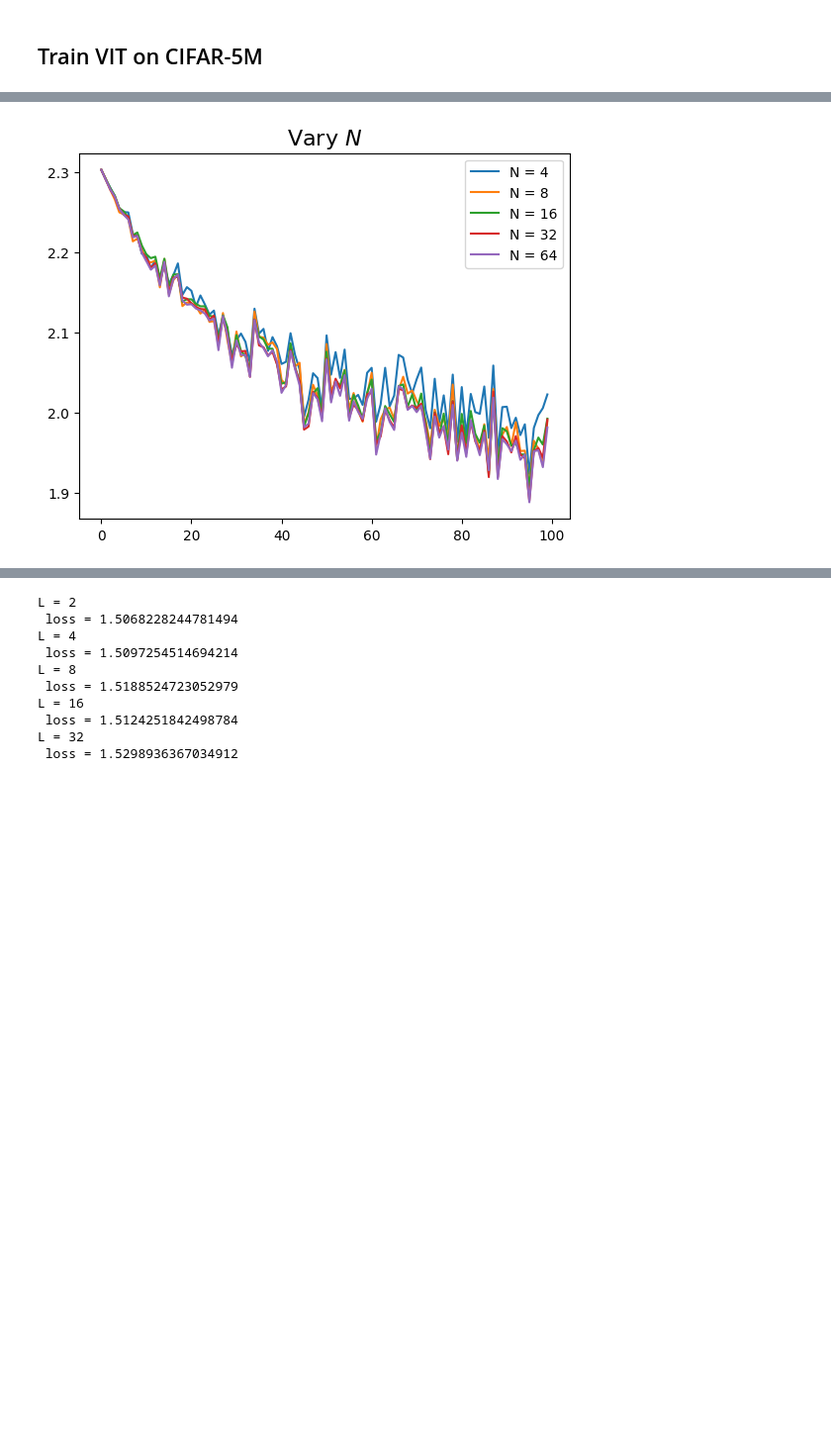
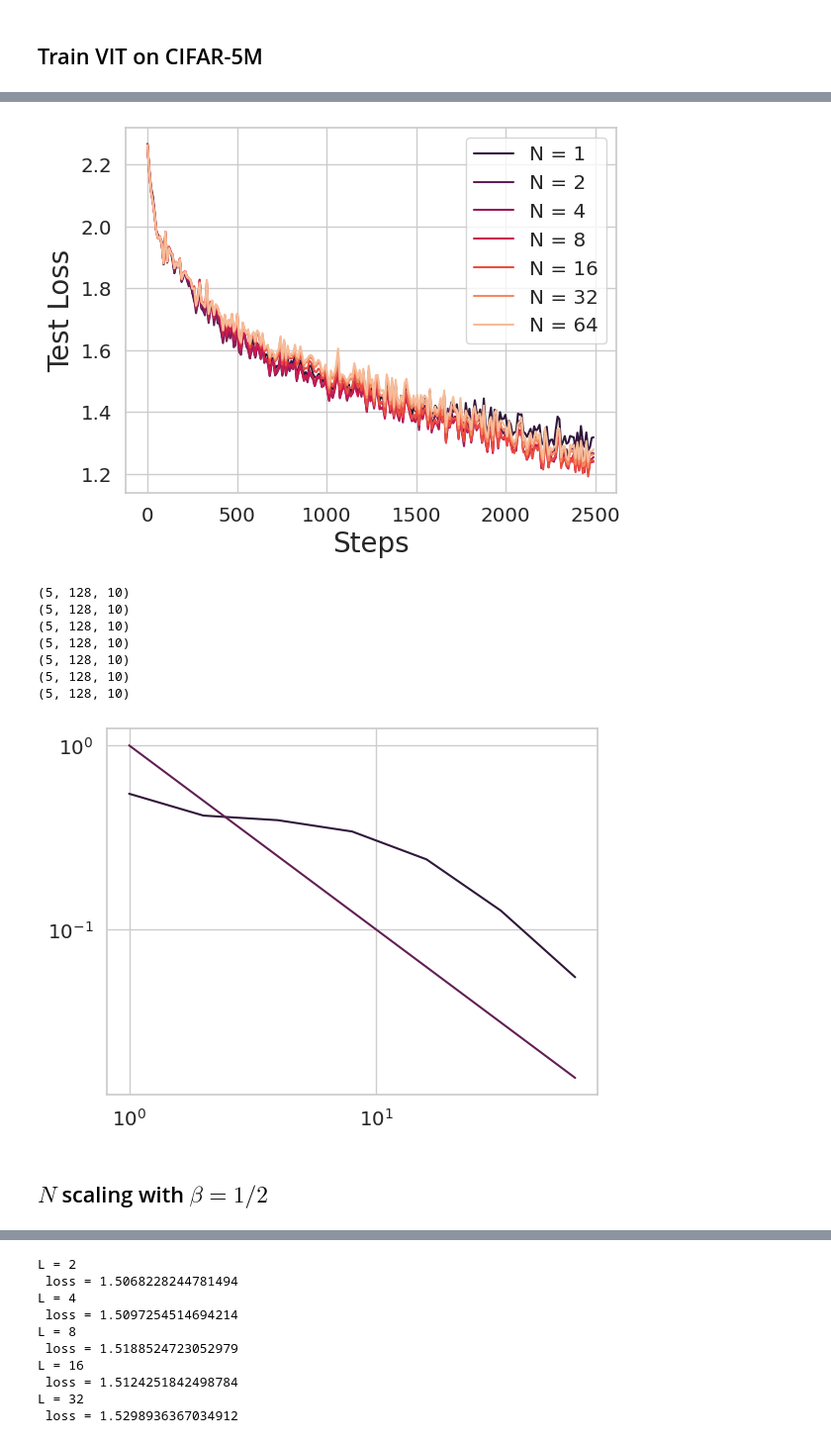
Before and after one commit to Pehlevan-Group/inf_transformer_limits, a Jupyter notebook: learn_gates_scaling.ipynb, the cells around one changed output, grey strips where cells are left out. Shown at 99% size. Saved outputs shown, nothing was run; the diff lists cells and outputs as text; code cells hidden in the pictures; blank space fills up the shorter version.

Commit message:
add early convergence, VIT LR transfer, fixed Positional encoding scaling in C4

```diff
--- a/learn_gates_scaling.ipynb
+++ b/learn_gates_scaling.ipynb
@@ -235,10 +236,10 @@ q mean: 0.48
 [figure]
 # %%
 dim = 4
-head_vals = [32,64,128,256,512,1024]
+head_vals = [8,16,32,64,128,256,512,1024,2048,2049]
 all_H = []
 
-num_inits = 30
+num_inits = 64
 
 plt.figure()
 count = 0
@@ -255,6 +256,7 @@ for i, heads in enumerate(head_vals):
             if "Dense" in k:
                 layer += 1
                 h = state['intermediates'][k]['__call__'][0] / jnp.sqrt(dim*heads)
+                h = nn.gelu(h)
                 if len(h.shape) == 3:
                     H = jnp.einsum('ijk,ljk->il', h, h) / ( h.shape[1] * h.shape[2] )
                     if j == 0:
@@ -275,7 +277,7 @@ for i, heads in enumerate(head_vals):
     all_H += [ Hi ]
 plt.show()
 
-
+"""
 heads = 4
 dims = [32,64,128,256,512,1024]
 count = 0
@@ -303,4 +305,5 @@ for i, dim in enumerate(dims):
         Hi += [Hij]
     all_H_vary_N += [Hi]
 plt.show()
+"""
 # %% [output]
@@ -602,9 +799,43 @@ for i, dim in enumerate(dimvals):
+# %%
+save_dir = '/n/holyscratch01/pehlevan_lab/Users/bbordelon/bbordelon/Learn_gates/early_conv'
+save_path = os.path.join(save_dir, f"VIT_early_losses_H_{heads}_scale_exp_{1}_vary_N.npy")
+losses_plot = np.load(save_path)
+save_path = os.path.join(save_dir, f"VIT_early_preds_H_{heads}_scale_exp_{1}_vary_N.npy")
+preds_plot = np.load(save_path)
 # %%
-for i, loss in enumerate(all_losses):
-    plt.plot(loss[0:100], label = f'N = {dimvals[i]}')
+sns.set(font_scale=1.3)
+sns.set_style("whitegrid")
+sns.set_palette("rocket", n_colors=len(dimvals))
+
+for i, loss_i in enumerate(losses_plot[:-1]):
+    loss = loss_i.mean(axis=0)
+    plt.plot(np.linspace(0,len(loss)*10,len(loss)),loss, label = f'N = {dimvals[i]}')
 plt.legend()
-#plt.ylim([0,2.5])
-plt.title(r'Vary $N$',fontsize = 16)
+plt.xlabel(r'Steps', fontsize = 20)
+plt.ylabel(r'Test Loss',fontsize = 20)
+#plt.title(r'Vary $N$',fontsize = 16)
+plt.savefig(f'figures/training_cf5m_H_{heads}_vary_N.pdf',bbox_inches='tight')
 plt.show()
+
+diffs = []
+for i, preds_i in enumerate(preds_plot[:-1]):
+
+    print(preds_i.shape) # inits x batch x outputs
+    diff = jnp.mean( (preds_i - preds_plot[-1].mean(axis=0)[jnp.newaxis,:,:] )**2 )
+    diffs += [diff]
+
+plt.loglog(dimvals, diffs)
+plt.loglog(dimvals, jnp.array(dimvals)**(-1.0))
+plt.show()
 # %% [output]
-[figure, old version]
+[figure, new version]
+(5, 128, 10)
+(5, 128, 10)
+(5, 128, 10)
+(5, 128, 10)
+(5, 128, 10)
+(5, 128, 10)
+(5, 128, 10)
+[figure, added]
+# %% [markdown]
+## $N$ scaling with $\beta = 1/2$
```
Also changed, not shown: parts of 29 cells of this notebook, 4 other files.
